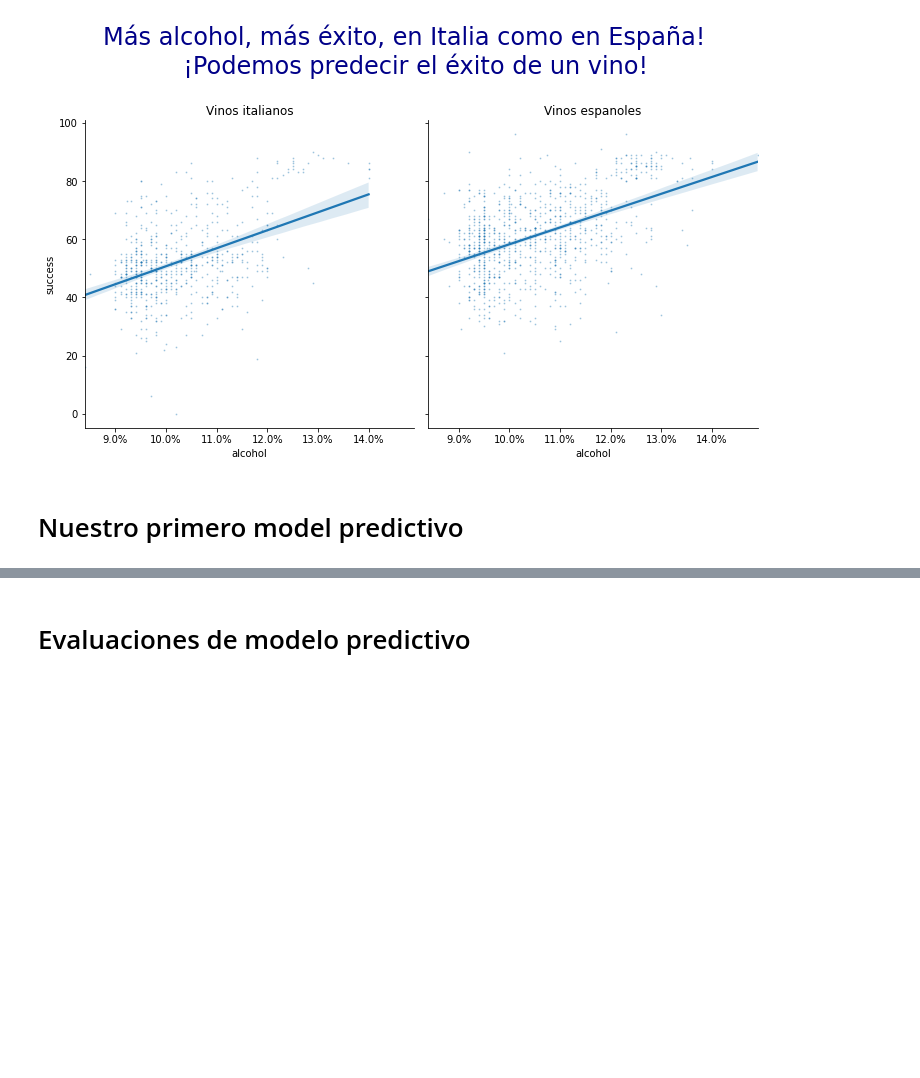
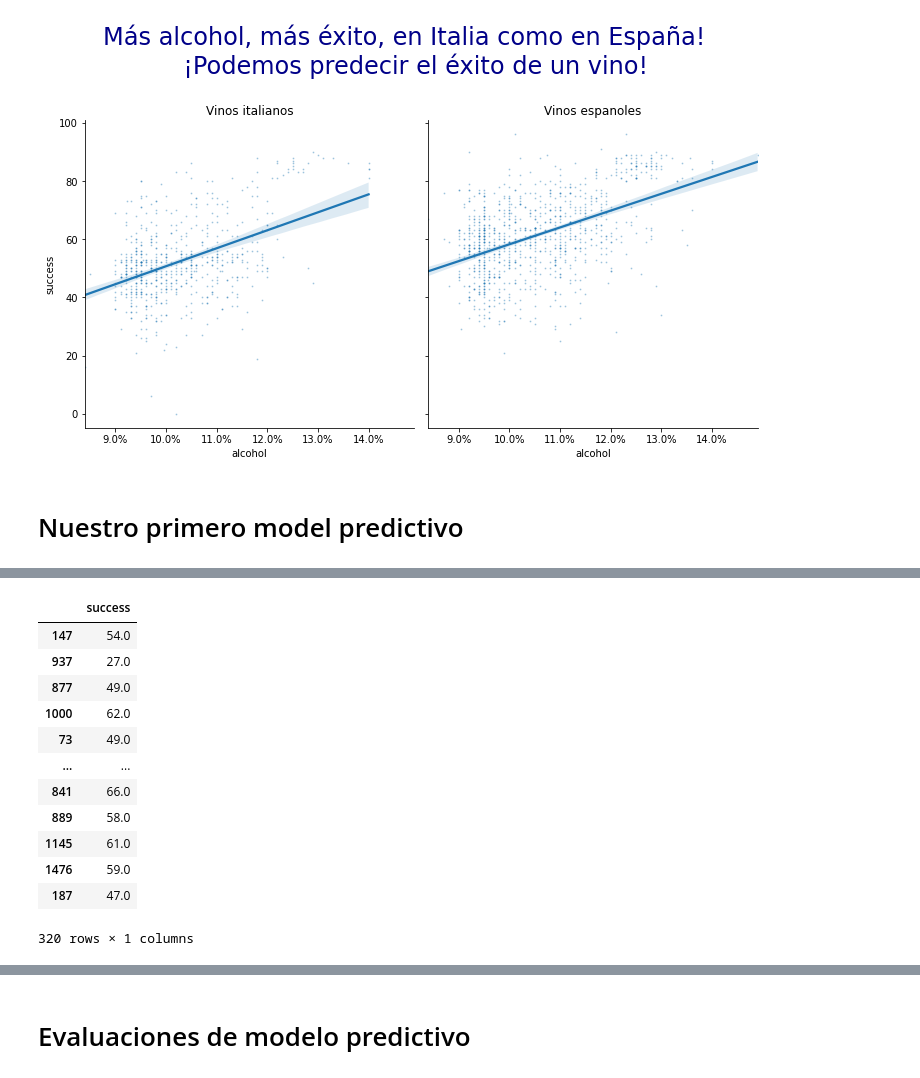
Before and after one commit to gustavo9601/big-data, a Jupyter notebook: Big data aplicada a los negocios/big_data/Practica en Python.ipynb, the cells around one changed output, grey strips where cells are left out. Drawn from its saved outputs; the diff is of its cells as text; code cells hidden in the pictures; blank space fills up the shorter version.

```diff
--- a/Big data aplicada a los negocios/big_data/Practica en Python.ipynb
+++ b/Big data aplicada a los negocios/big_data/Practica en Python.ipynb
@@ -353,5 +418,19 @@ y_train
 # %%
-y_test
+y_test.to_frame()
+# %% [output]
+|  | success |
+| 147 | 54.0 |
+| 937 | 27.0 |
+| 877 | 49.0 |
+| 1000 | 62.0 |
+| 73 | 49.0 |
+| ... | ... |
+| 841 | 66.0 |
+| 889 | 58.0 |
+| 1145 | 61.0 |
+| 1476 | 59.0 |
+| 187 | 47.0 |
+320 rows × 1 columns
 # %%
 # escogemos como algoritmo una regresion linear
 regr = LinearRegression()
```
Also changed, not shown: parts of 11 cells of this notebook.
